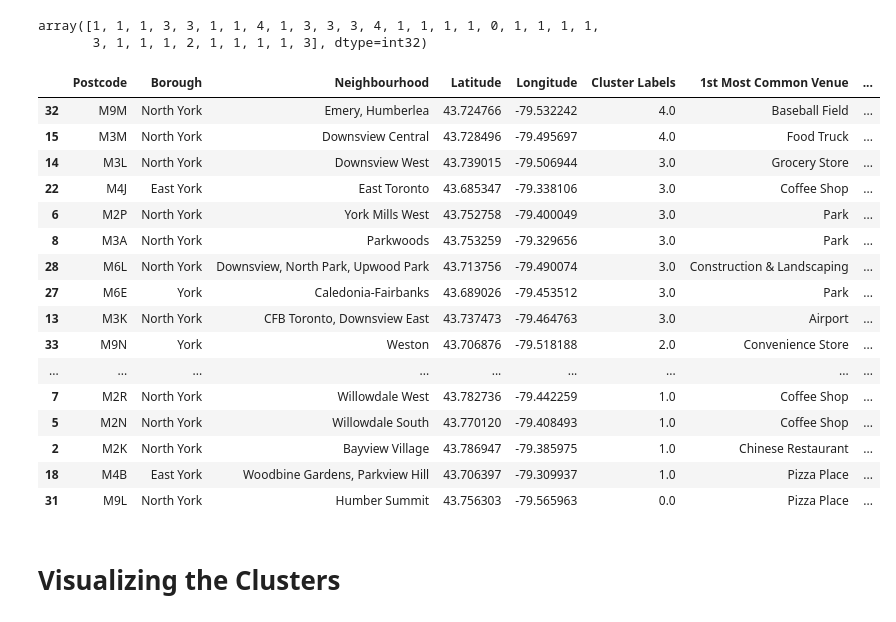
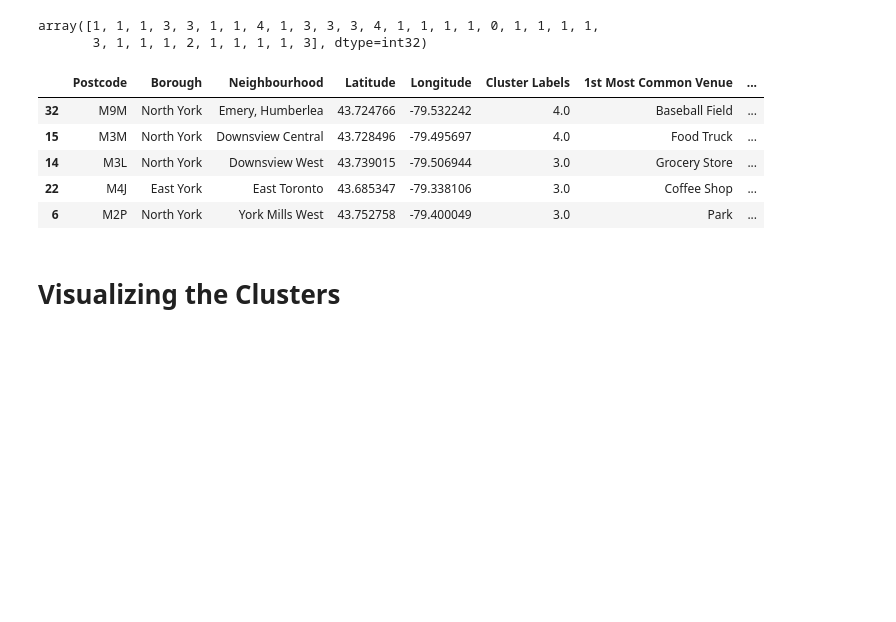
Before and after one commit to cwong690/Applied-Data-Science-Capstone, a Jupyter notebook: Toronto_Boroughs.ipynb, the cells around one changed output. Cells and saved outputs as stored; diff of their text form; code cells hidden in the pictures; blank space fills up the shorter version.

Commit message:
final cleaned up toronto analysis

```diff
--- a/Toronto_Boroughs.ipynb
+++ b/Toronto_Boroughs.ipynb
@@ -591,25 +503,14 @@ toronto_merge = toronto_final
 # merge to get the data from both dataframe with added latitude and longitude
 toronto_merge = toronto_merge.join(neighbourhoods_top_venues.set_index('Neighbourhood'), on='Neighbourhood').dropna()
 # %%
-toronto_merge.sort_values(by= 'Cluster Labels', ascending=False)
+toronto_merge.sort_values(by= 'Cluster Labels', ascending=False).head()
 # %% [output]
 |  | Postcode | Borough | Neighbourhood | Latitude | Longitude | Cluster Labels | 1st Most Common Venue | ... |
 | 32 | M9M | North York | Emery, Humberlea | 43.724766 | -79.532242 | 4.0 | Baseball Field | ... |
 | 15 | M3M | North York | Downsview Central | 43.728496 | -79.495697 | 4.0 | Food Truck | ... |
 | 14 | M3L | North York | Downsview West | 43.739015 | -79.506944 | 3.0 | Grocery Store | ... |
 | 22 | M4J | East York | East Toronto | 43.685347 | -79.338106 | 3.0 | Coffee Shop | ... |
 | 6 | M2P | North York | York Mills West | 43.752758 | -79.400049 | 3.0 | Park | ... |
-| 8 | M3A | North York | Parkwoods | 43.753259 | -79.329656 | 3.0 | Park | ... |
-| 28 | M6L | North York | Downsview, North Park, Upwood Park | 43.713756 | -79.490074 | 3.0 | Construction & Landscaping | ... |
-| 27 | M6E | York | Caledonia-Fairbanks | 43.689026 | -79.453512 | 3.0 | Park | ... |
-| 13 | M3K | North York | CFB Toronto, Downsview East | 43.737473 | -79.464763 | 3.0 | Airport | ... |
-| 33 | M9N | York | Weston | 43.706876 | -79.518188 | 2.0 | Convenience Store | ... |
-| ... | ... | ... | ... | ... | ... | ... | ... | ... |
-| 7 | M2R | North York | Willowdale West | 43.782736 | -79.442259 | 1.0 | Coffee Shop | ... |
-| 5 | M2N | North York | Willowdale South | 43.770120 | -79.408493 | 1.0 | Coffee Shop | ... |
-| 2 | M2K | North York | Bayview Village | 43.786947 | -79.385975 | 1.0 | Chinese Restaurant | ... |
-| 18 | M4B | East York | Woodbine Gardens, Parkview Hill | 43.706397 | -79.309937 | 1.0 | Pizza Place | ... |
-| 31 | M9L | North York | Humber Summit | 43.756303 | -79.565963 | 0.0 | Pizza Place | ... |
 # %% [markdown]
 # Visualizing the Clusters
 # %%
```
Also changed, not shown: parts of 8 cells of this notebook.
